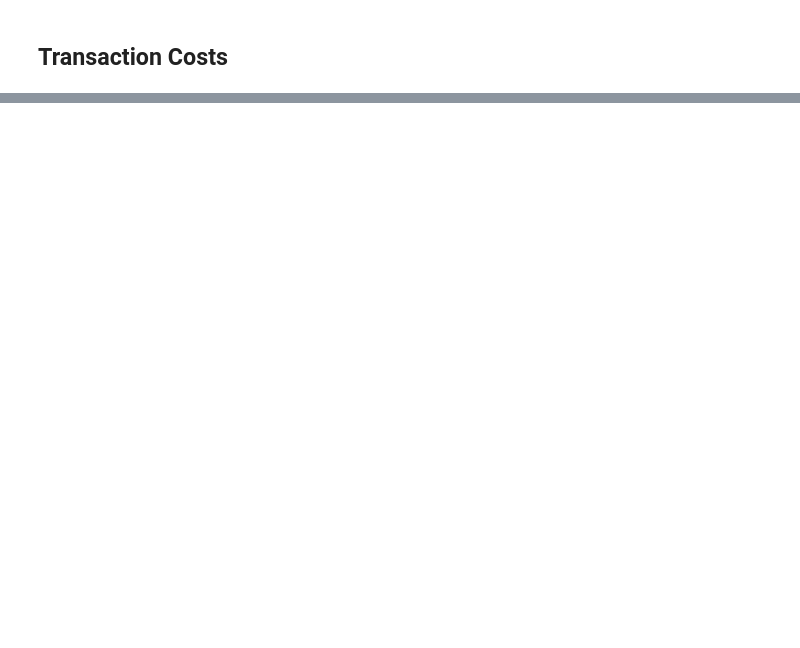
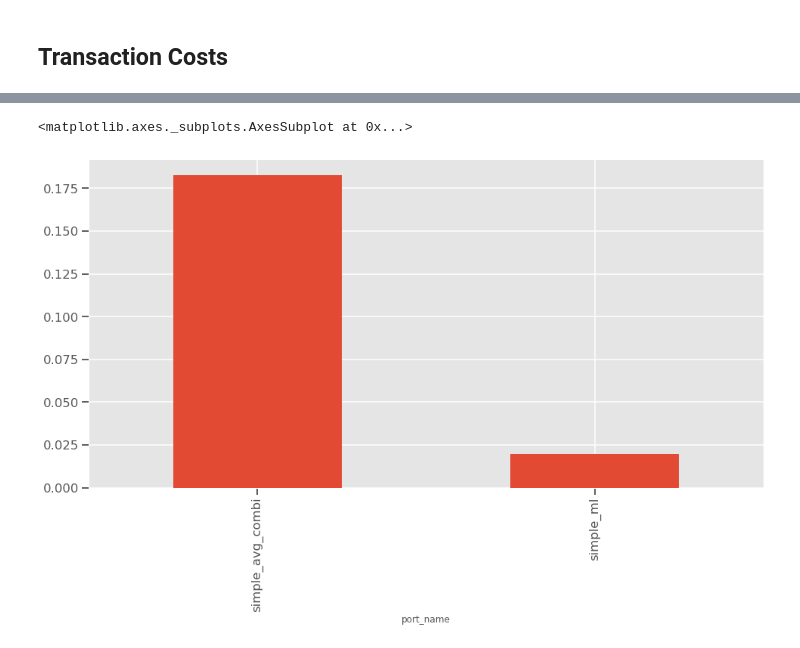
Before and after one commit to manualrg/dslab-ai-for-trading, a Jupyter notebook: notebooks/04_opt_portfolio/03_portop_tc_run_backtesting.ipynb, the cells around one changed output, grey strips where cells are left out. Cells and saved outputs as stored; diff of their text form; code cells hidden in the pictures; blank space fills up the shorter version.

```diff
--- a/notebooks/04_opt_portfolio/03_portop_tc_run_backtesting.ipynb
+++ b/notebooks/04_opt_portfolio/03_portop_tc_run_backtesting.ipynb
@@ -58,0 +98,5 @@ pnl_tc_ml = portopt_utils.run_backtesting(opt_engine_tc, B_alpha['ml_alpha'], ri
+# %%
+pnl_tc_stats['sharpe_ratio'].plot.bar()
+# %% [output]
+<matplotlib.axes._subplots.AxesSubplot at 0x...>
+[figure, added]
```
Also changed, not shown: parts of 17 cells of this notebook, 1 other file.
